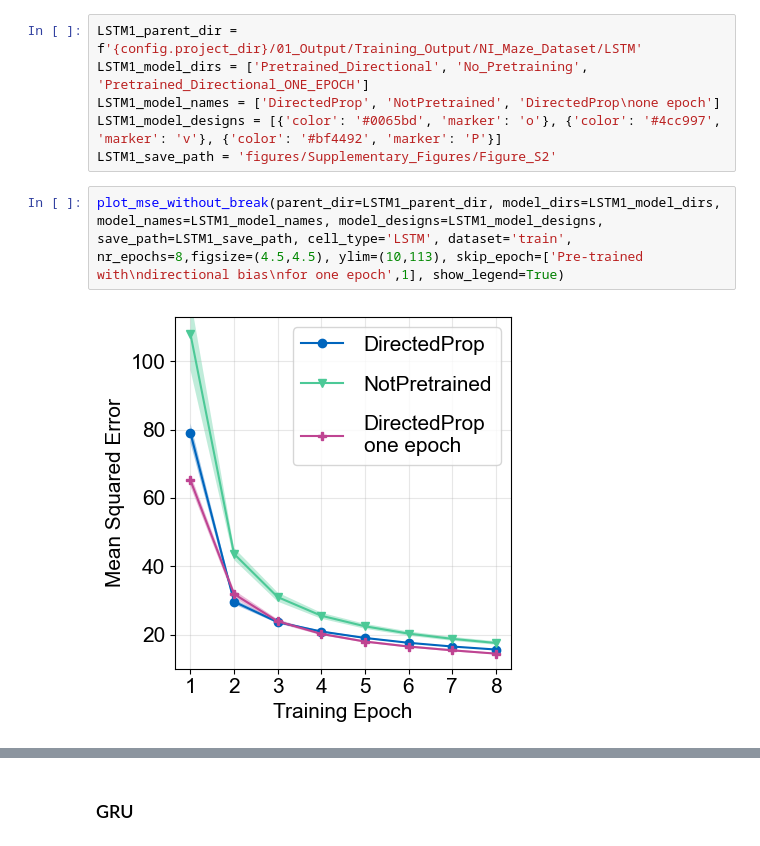
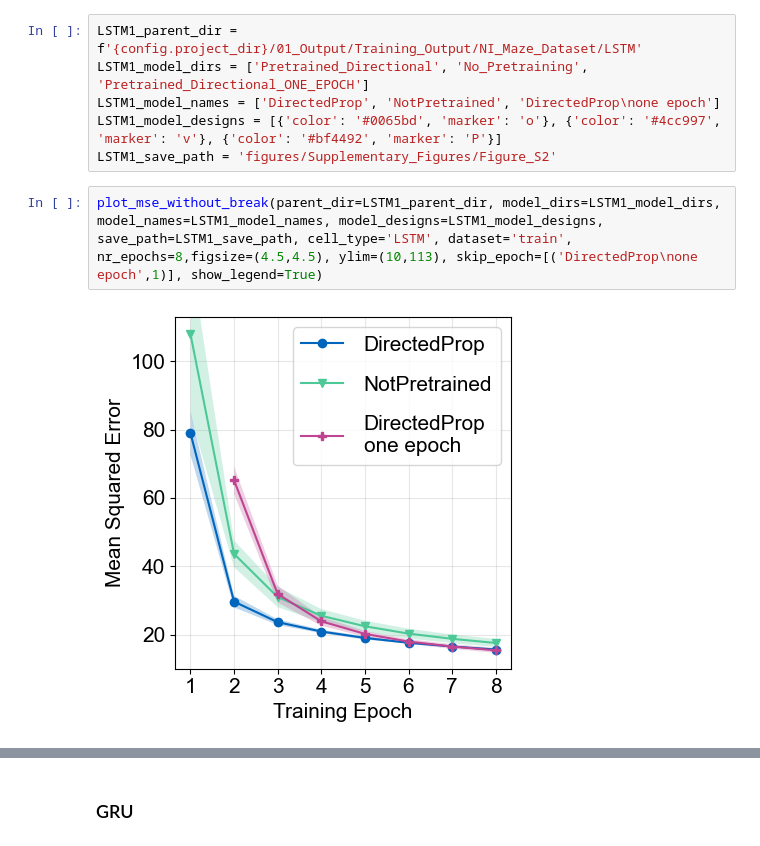
Before and after one commit to comp-neural-circuits/pre-training-ANNs-with-retinal-waves, a Jupyter notebook: evaluation/plot_performance_trajectories.ipynb, the cells around one changed output, grey strips where cells are left out. Saved outputs shown, nothing was run; the diff lists cells and outputs as text.

```diff
--- a/evaluation/plot_performance_trajectories.ipynb
+++ b/evaluation/plot_performance_trajectories.ipynb
@@ -130,7 +129,7 @@ LSTM1_model_names = ['DirectedProp', 'NotPretrained', 'DirectedProp\none epoch']
 LSTM1_model_designs = [{'color': '#0065bd', 'marker': 'o'}, {'color': '#4cc997', 'marker': 'v'}, {'color': '#bf4492', 'marker': 'P'}]
 LSTM1_save_path = 'figures/Supplementary_Figures/Figure_S2'
 # %%
-plot_mse_without_break(parent_dir=LSTM1_parent_dir, model_dirs=LSTM1_model_dirs, model_names=LSTM1_model_names, model_designs=LSTM1_model_designs, save_path=LSTM1_save_path, cell_type='LSTM', dataset='train', nr_epochs=8,figsize=(4.5,4.5), ylim=(10,113), skip_epoch=['Pre-trained with\ndirectional bias\nfor one epoch',1], show_legend=True)
+plot_mse_without_break(parent_dir=LSTM1_parent_dir, model_dirs=LSTM1_model_dirs, model_names=LSTM1_model_names, model_designs=LSTM1_model_designs, save_path=LSTM1_save_path, cell_type='LSTM', dataset='train', nr_epochs=8,figsize=(4.5,4.5), ylim=(10,113), skip_epoch=[('DirectedProp\none epoch',1)], show_legend=True)
 # %% [output]
-[figure, old version]
+[figure, new version]
 # %%
```
Also changed, not shown: parts of 29 cells of this notebook, 2 other files.
